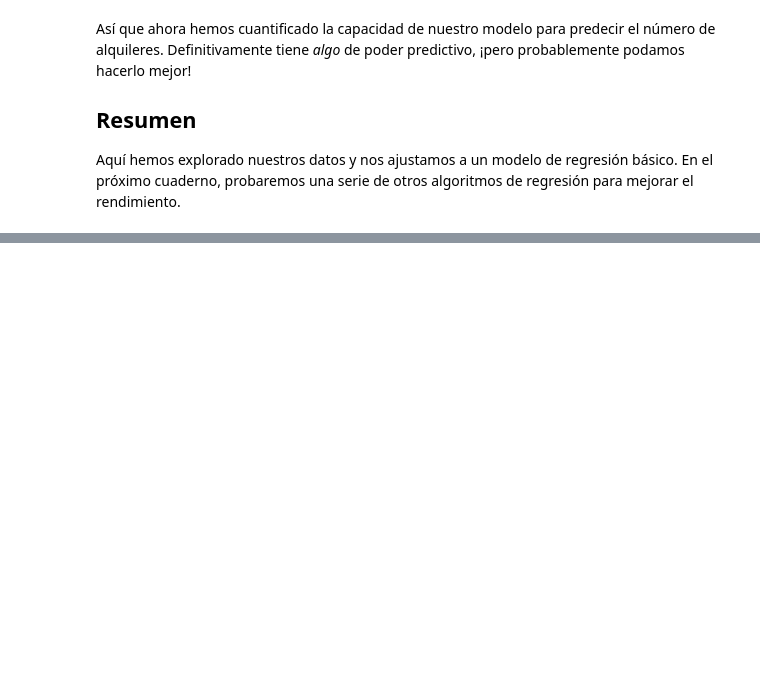
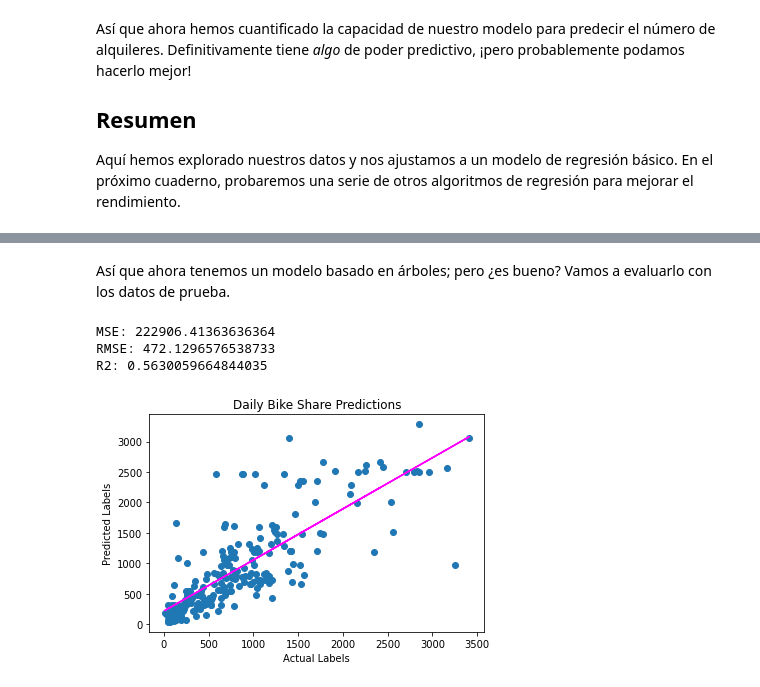
Before and after one commit to DMichelA/Extraccion-de-conocimientos-de-base-de-datos, a Jupyter notebook: Entrenar_y_evaluar_modelos_de_regresion.ipynb, the cells around one changed output, grey strips where cells are left out. Saved outputs shown, nothing was run; the diff lists cells and outputs as text; code cells hidden in the pictures; blank space fills up the shorter version.

```diff
--- a/Entrenar_y_evaluar_modelos_de_regresion.ipynb
+++ b/Entrenar_y_evaluar_modelos_de_regresion.ipynb
@@ -453,0 +581,11 @@ Aquí hemos explorado nuestros datos y nos ajustamos a un modelo de regresión b
+# %%
+from sklearn.tree import DecisionTreeRegressor
+from sklearn.tree import export_text
+
+# Entrenar el modelo
+model = DecisionTreeRegressor().fit(X_train, y_train)
+print (model, "\n")
+
+# Visualizar el modelo de árbol
+tree = export_text(model)
+print(tree)
@@ -453,0 +610,27 @@ Aquí hemos explorado nuestros datos y nos ajustamos a un modelo de regresión b
+# %% [markdown]
+Así que ahora tenemos un modelo basado en árboles; pero ¿es bueno? Vamos a evaluarlo con los datos de prueba.
+# %%
+# Evaluar el modelo utilizando los datos de prueba
+predictions = model.predict(X_test)
+mse = mean_squared_error(y_test, predictions)
+print("MSE:", mse)
+rmse = np.sqrt(mse)
+print("RMSE:", rmse)
+r2 = r2_score(y_test, predictions)
+print("R2:", r2)
+
+# Gráfico predicho vs real
+plt.scatter(y_test, predictions)
+plt.xlabel('Actual Labels')
+plt.ylabel('Predicted Labels')
+plt.title('Daily Bike Share Predictions')
+# Superponer la línea de regresión
+z = np.polyfit(y_test, predictions, 1)
+p = np.poly1d(z)
+plt.plot(y_test,p(y_test), color='magenta')
+plt.show()
+# %% [output]
+MSE: 222906.41363636364
+RMSE: 472.1296576538733
+R2: 0.5630059664844035
+[figure, added]
```
Also changed, not shown: parts of 39 cells of this notebook.
